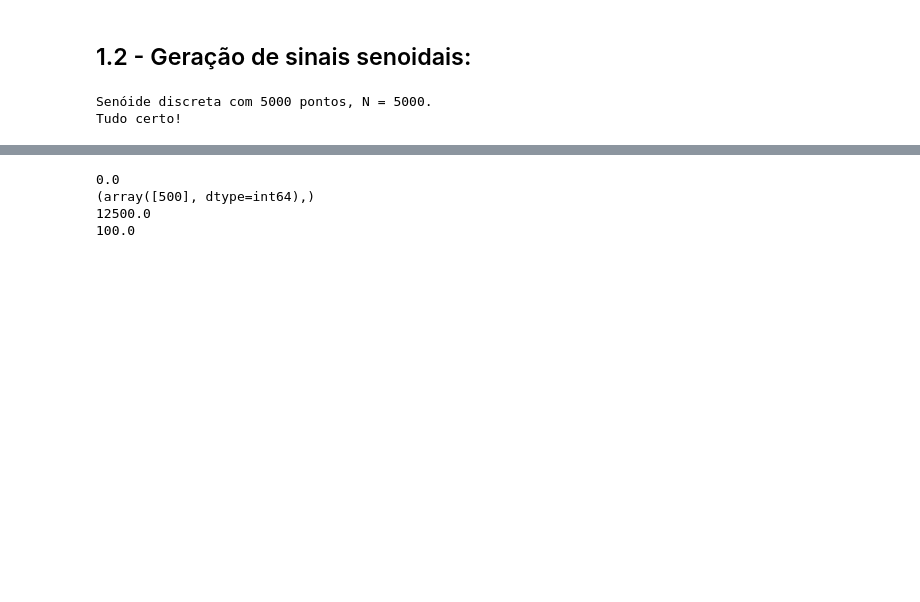
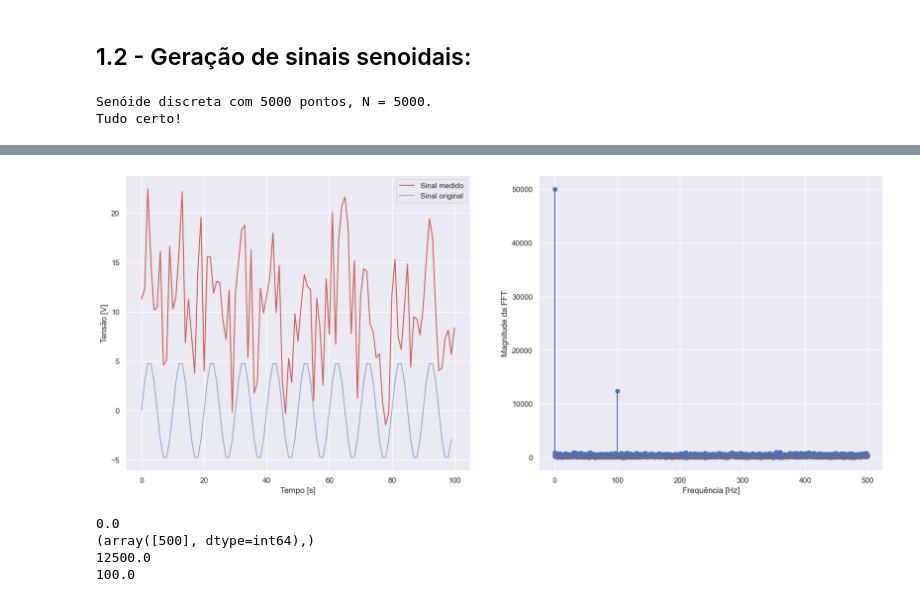
Before and after one commit to Alexandre-Caldeira/detection-theory-101, a Jupyter notebook: notebooks/comCalma.ipynb, the cells around one changed output, grey strips where cells are left out. Saved outputs shown, nothing was run; the diff lists cells and outputs as text; code cells hidden in the pictures; blank space fills up the shorter version.

```diff
--- a/notebooks/comCalma.ipynb
+++ b/notebooks/comCalma.ipynb
@@ -150,3 +150,34 @@ S[np.where(F==f0)[0][0]] => 12500.0 = S[bin] = S[500] =  12500.0
+# %%
+# Senoide + ruido
+plt.subplot(121);
+# Gerando ruído gaussiano de média zero, e amplitude 2.5 (SNR = 10/2.5 = 4)
+ruido2 = 5*rd.randn(N,) +10
+ruidoso = sinal + ruido2
+sns.lineplot(y = ruidoso[0:round(20*N/(fs))+1], x = t[0:round(20*N/(fs))+1], color = 'indianred');
+sns.lineplot(y = sinal[0:round(20*N/(fs))], x = t[0:round(20*N/(fs))], alpha=0.5);
+plt.legend(['Sinal medido', 'Sinal original']);
+plt.ylabel('Tensão [V]');
+plt.xlabel('Tempo [s]');
+
+
+# FFT sinal ruidoso
+plt.subplot(122);
+R = np.abs(fft(ruidoso))
+Fr = fftfreq(len(R), d=1/fs)
+plt.stem(Fr[0:round(len(Fr)/2)],R[0:round(len(R)/2)]);
+# plt.stem(F[0:300],S[0:300])
+plt.ylabel('Magnitude da FFT');
+plt.xlabel('Frequência [Hz]');
+
+
+def niasFFT(sinal, fs):
+    S = fft(sinal)
+    SINALf = np.abs(S)
+    SINALa = np.angle(S)
+    FREQs = fftfreq(len(SINALf), d=1/fs)
+    return [FREQs,SINALf, SINALa]
+# %% [output]
+[figure, added]
 # %%
 # Validação de uso das funções:
 [Freq, Si, _] = niasFFT(sinal = sinal, fs=fs)
```
Also changed, not shown: parts of 7 cells of this notebook, 8 other files.
